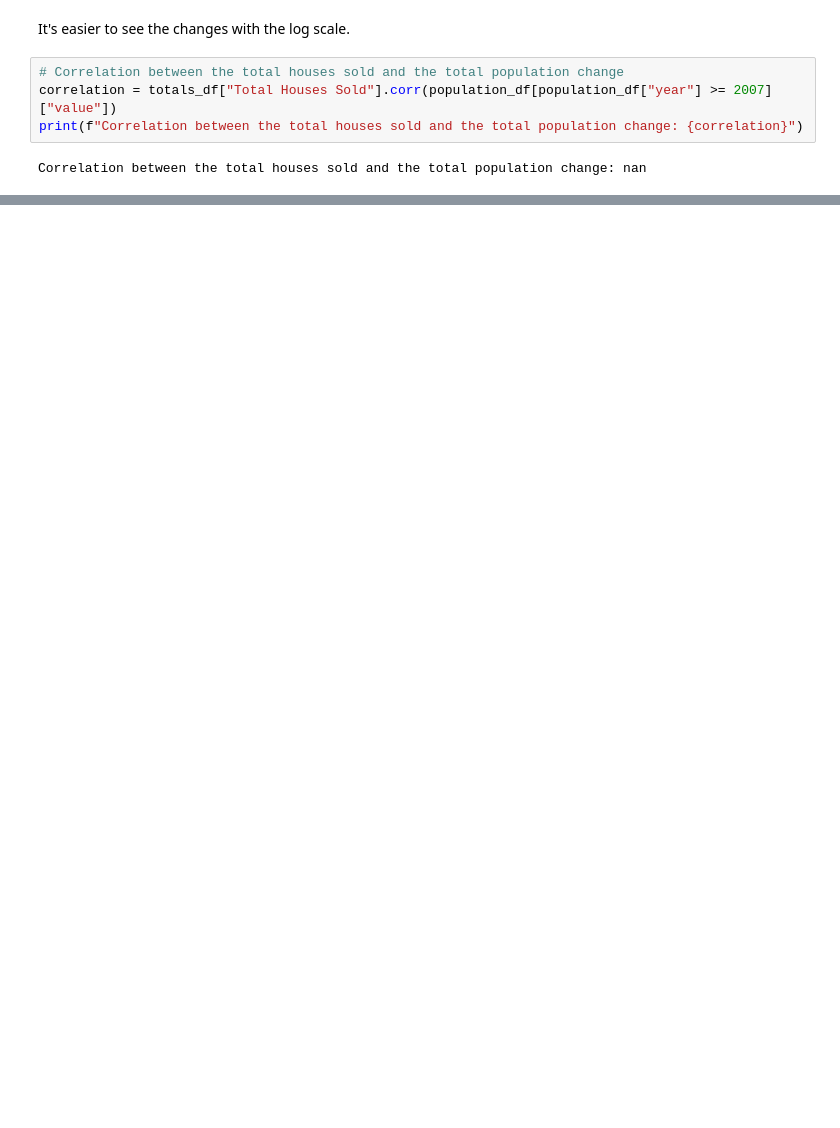
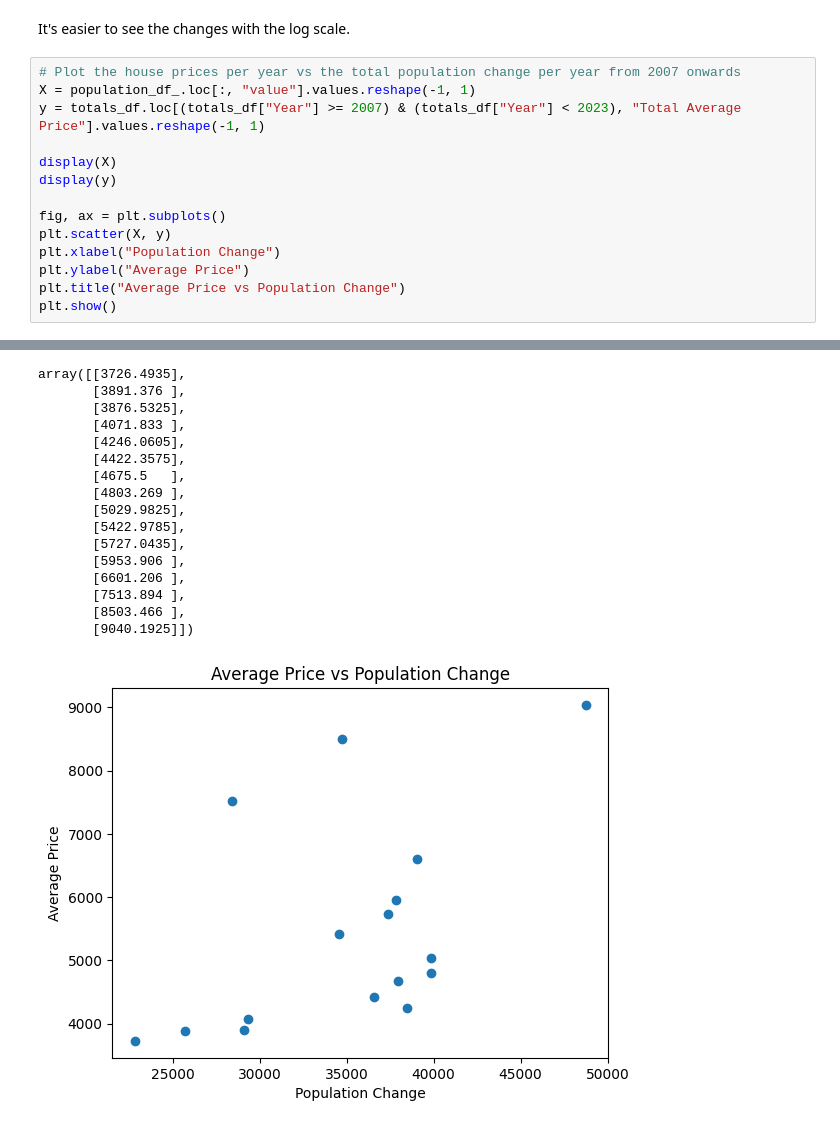
Before and after one commit to Paulo-Oliva/ds4h-project, a Jupyter notebook: 4_correlation_analysis.ipynb, the cells around one changed output, grey strips where cells are left out. Saved outputs shown, nothing was run; the diff lists cells and outputs as text; blank space fills up the shorter version.

```diff
--- a/4_correlation_analysis.ipynb
+++ b/4_correlation_analysis.ipynb
@@ -153,8 +210,17 @@ plt.show()
 # %% [markdown]
 It's easier to see the changes with the log scale.
-# %%
-# Correlation between the total houses sold and the total population change
-correlation = totals_df["Total Houses Sold"].corr(population_df[population_df["year"] >= 2007]["value"])
-print(f"Correlation between the total houses sold and the total population change: {correlation}")
-# %% [output]
-Correlation between the total houses sold and the total population change: nan
+# %%
+# Plot the house prices per year vs the total population change per year from 2007 onwards
+X = population_df_.loc[:, "value"].values.reshape(-1, 1)
+y = totals_df.loc[(totals_df["Year"] >= 2007) & (totals_df["Year"] < 2023), "Total Average Price"].values.reshape(-1, 1)
+
+display(X)
+display(y)
+
+fig, ax = plt.subplots()
+plt.scatter(X, y)
+plt.xlabel("Population Change")
+plt.ylabel("Average Price")
+plt.title("Average Price vs Population Change")
+plt.show()
+# %% [output]
@@ -160,0 +243,17 @@ Correlation between the total houses sold and the total population change: nan
+array([[3726.4935],
+       [3891.376 ],
+       [3876.5325],
+       [4071.833 ],
+       [4246.0605],
+       [4422.3575],
+       [4675.5   ],
+       [4803.269 ],
+       [5029.9825],
+       [5422.9785],
+       [5727.0435],
+       [5953.906 ],
+       [6601.206 ],
+       [7513.894 ],
+       [8503.466 ],
+       [9040.1925]])
+[figure, added]
```
Also changed, not shown: parts of 9 cells of this notebook, 8 other files.
